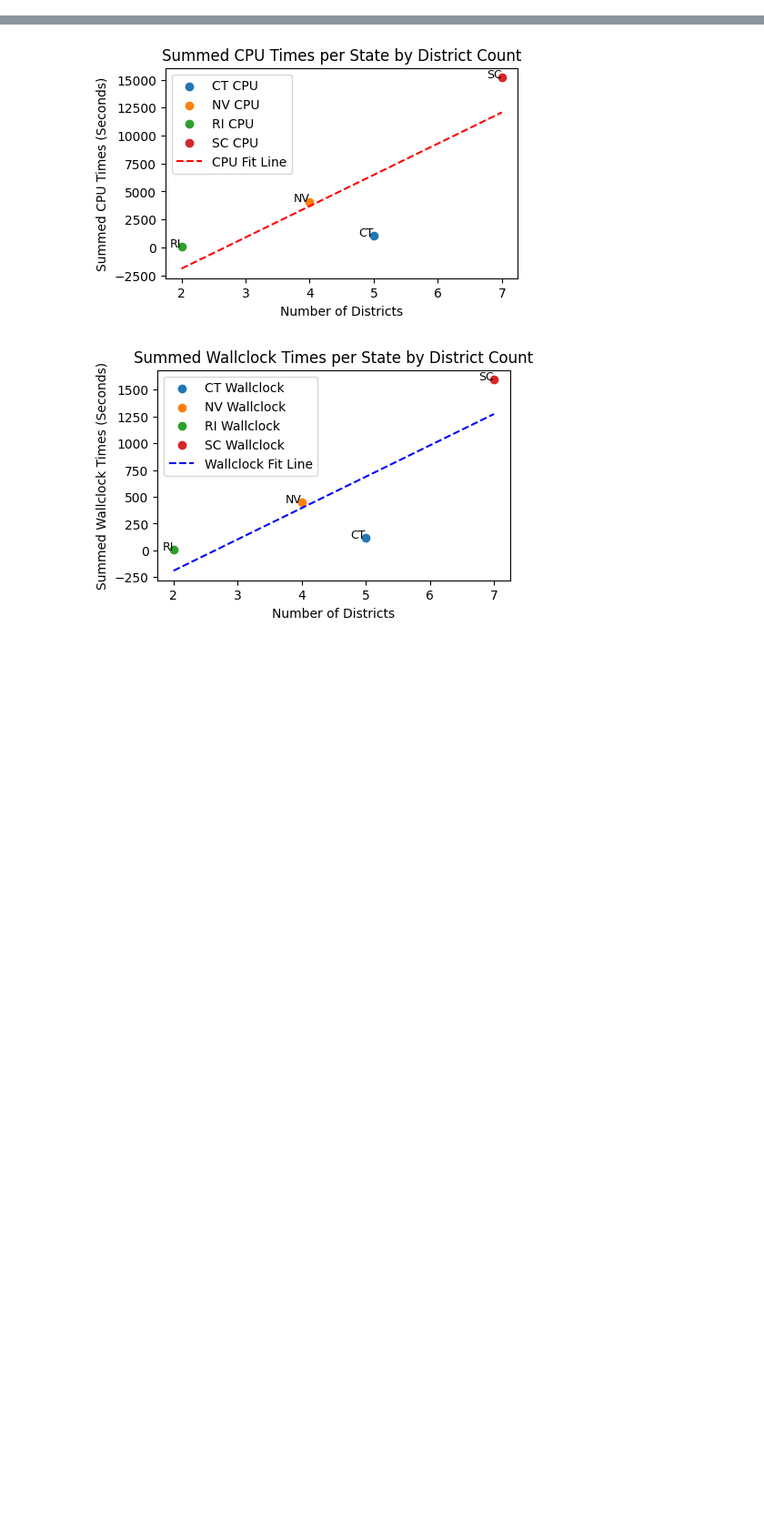
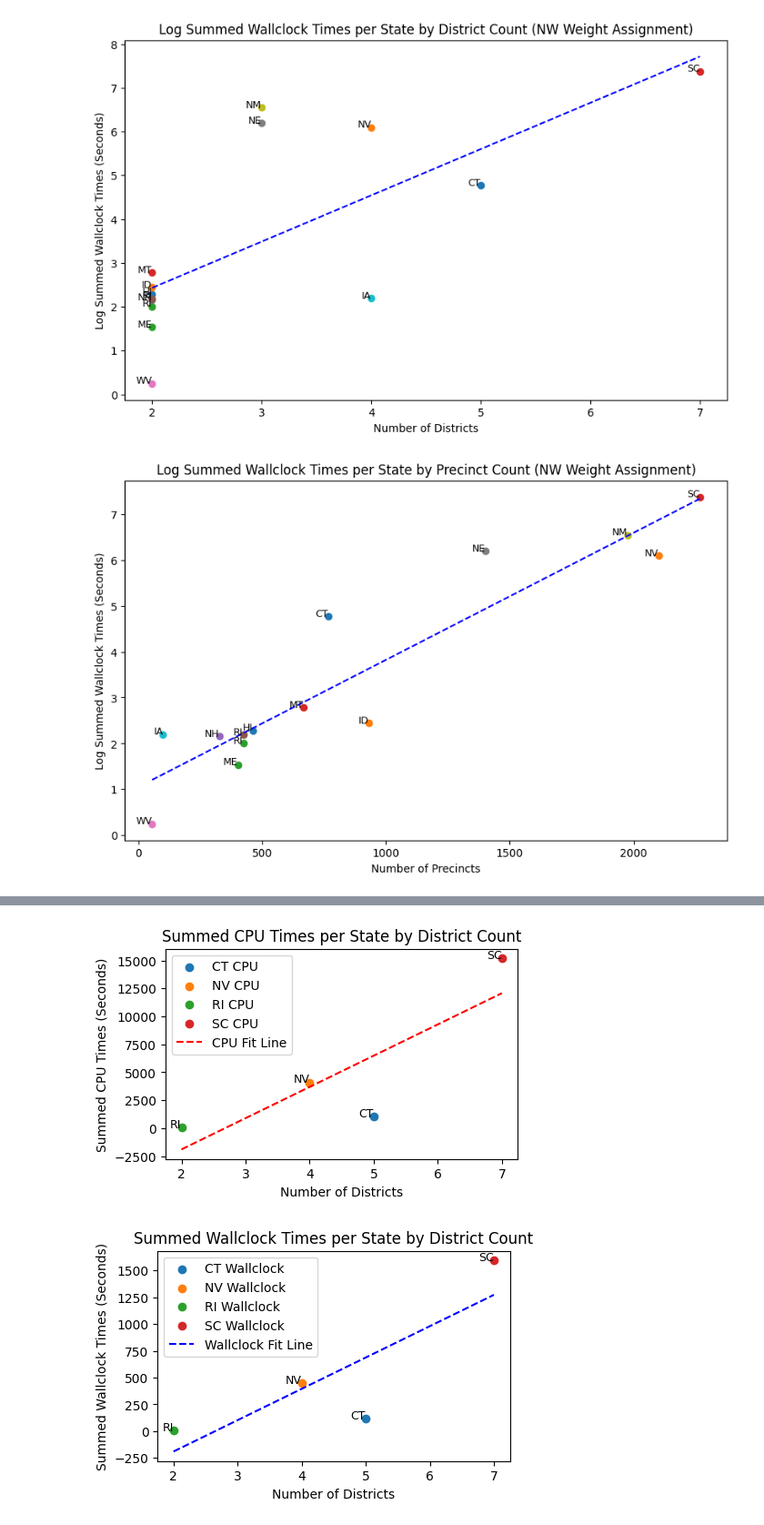
Before and after one commit to dinglucy/district_dwellers, a Jupyter notebook: runtimes.ipynb, the cells around one changed output, grey strips where cells are left out. Shown at 91% size. Cells and saved outputs as stored; diff of their text form; code cells hidden in the pictures; blank space fills up the shorter version.

Commit message:
empirical time analysis for totalTime.csv, adding in graphs split by district /precinct and NW/CTY/D2P

```diff
--- a/runtimes.ipynb
+++ b/runtimes.ipynb
@@ -0,0 +23,10 @@
+# %%
+import matplotlib.pyplot as plt
+import numpy as np
+import pandas as pd
+
+data = pd.read_csv('totalTime.csv')
+
+# Display the first few rows of the DataFrame
+print(data.head())
+print(len(data))
@@ -0,0 +41,49 @@
+# %%
+##############
+# NW_WEIGHTS #
+##############
+
+
+nw_labels = [label for label, state in zip(data['label'], data['state_name']) if 'nw_weights' in state]
+nw_districts = [district for district, state in zip(data['numDistricts'], data['state_name']) if 'nw_weights' in state]
+nw_precincts = [precinct for precinct, state in zip(data['precincts'], data['state_name']) if 'nw_weights' in state]
+nw_runtimes = [np.log(time) for time, state in zip(data['totaltime'], data['state_name']) if "nw_weights" in state]
+
+
+# District graph
+
+nw_district_fit = np.polyfit(nw_districts, nw_runtimes, 1)
+nw_district_fitline_x = np.linspace(min(nw_districts), max(nw_districts), 100)
+nw_district_fitline_y = np.polyval(nw_district_fit,nw_district_fitline_x)
+
+plt.figure(figsize=(10, 6))
+for i in range(len(nw_districts)):
+    plt.scatter(nw_districts[i], nw_runtimes[i], label=f"{nw_labels[i]} Wallclock")
+    plt.text(nw_districts[i], nw_runtimes[i], f"{nw_labels[i]}", fontsize=9, ha='right')
+plt.xlabel('Number of Districts')
+plt.ylabel('Log Summed Wallclock Times (Seconds)')
+plt.title('Log Summed Wallclock Times per State by District Count (NW Weight Assignment)')
+plt.plot(nw_district_fitline_x, nw_district_fitline_y, color='blue', linestyle='--', label='Wallclock Fit Line')
+# plt.legend()
+plt.show()
+
+
+# Precinct graph
+
+nw_precinct_fit = np.polyfit(nw_precincts, nw_runtimes, 1)
+nw_precinct_fitline_x = np.linspace(min(nw_precincts), max(nw_precincts), 100)
+nw_precinct_fitline_y = np.polyval(nw_precinct_fit,nw_precinct_fitline_x)
+
+plt.figure(figsize=(10, 6))
+for i in range(len(nw_precincts)):
+    plt.scatter(nw_precincts[i], nw_runtimes[i], label=f"{nw_labels[i]} Wallclock")
+    plt.text(nw_precincts[i], nw_runtimes[i], f"{nw_labels[i]}", fontsize=9, ha='right')
+plt.xlabel('Number of Precincts')
+plt.ylabel('Log Summed Wallclock Times (Seconds)')
+plt.title('Log Summed Wallclock Times per State by Precinct Count (NW Weight Assignment)')
+plt.plot(nw_precinct_fitline_x, nw_precinct_fitline_y, color='blue', linestyle='--', label='Wallclock Fit Line')
+# plt.legend()
+plt.show()
+# %% [output]
+[figure, added]
+[figure, added]
```
Also changed, not shown: parts of 5 cells of this notebook, 7 other files.
